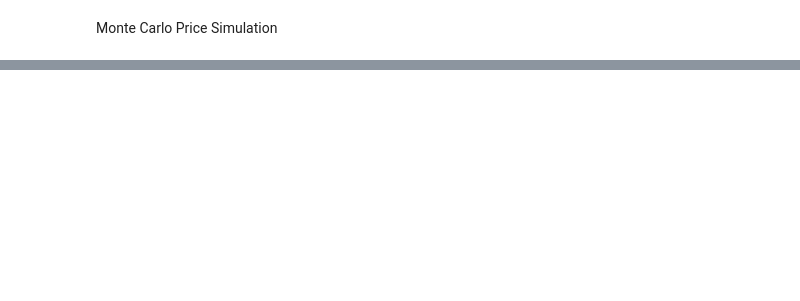
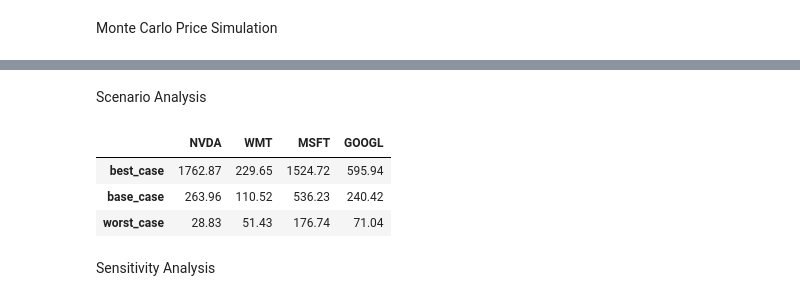
Before and after one commit to RotichBuilds/Stock-Portfolio-Construction-and-Optimization, a Jupyter notebook: Stock_Portfolio_Optimization.ipynb, the cells around one changed output, grey strips where cells are left out. Saved outputs shown, nothing was run; the diff lists cells and outputs as text; code cells hidden in the pictures; blank space fills up the shorter version.

```diff
--- a/Stock_Portfolio_Optimization.ipynb
+++ b/Stock_Portfolio_Optimization.ipynb
@@ -209,0 +318,21 @@ plt.show()
+# %%
+#This is the average of the losses that exceed the VaR.
+#It's useful to understand the magnitude of loss in the worst cases.
+
+CVaR_95 = {}
+for ticker_index, ticker in enumerate(close_price.columns):
+    final_prices = simulated_prices[:, -1, ticker_index]
+    # Get the actual price (last closing price)
+    actual_price = close_price[ticker].iloc[-1]
+    VaR_95_value = VaR_95[ticker]
+    # Calculate losses (final price - actual price) only for prices below VaR
+
+    losses = actual_price - final_prices
+    # Calculate the Conditional VaR (CVaR) as the average of losses exceeding VaR
+    CVaR_95[ticker] = {
+        'CVaR_95' : round(np.mean(losses) if len(losses) >= 0 else 0, 2)  # If no losses, set CVaR to 0
+
+    }
+
+CVaR_95_df = pd.DataFrame(CVaR_95).T
+CVaR_95_df
@@ -209,0 +345,23 @@ plt.show()
+# %% [markdown]
+Scenario Analysis
+# %%
+#Best Case, Worst Case, and Base Case
+
+scenario_analysis = {}
+for ticker_index, ticker in enumerate(close_price.columns):
+    final_prices = simulated_prices[:, -1, ticker_index]
+    scenario_analysis[ticker] = {
+        'best_case': round(np.max(final_prices),2),
+        'base_case': round(np.median(final_prices),2),
+        'worst_case': round(np.min(final_prices),2)
+            }
+
+scenario_analysis_df = pd.DataFrame(scenario_analysis)
+scenario_analysis_df
+# %% [output]
+|  | NVDA | WMT | MSFT | GOOGL |
+| best_case | 1762.87 | 229.65 | 1524.72 | 595.94 |
+| base_case | 263.96 | 110.52 | 536.23 | 240.42 |
+| worst_case | 28.83 | 51.43 | 176.74 | 71.04 |
+# %% [markdown]
+Sensitivity Analysis
```
Also changed, not shown: parts of 21 cells of this notebook.
